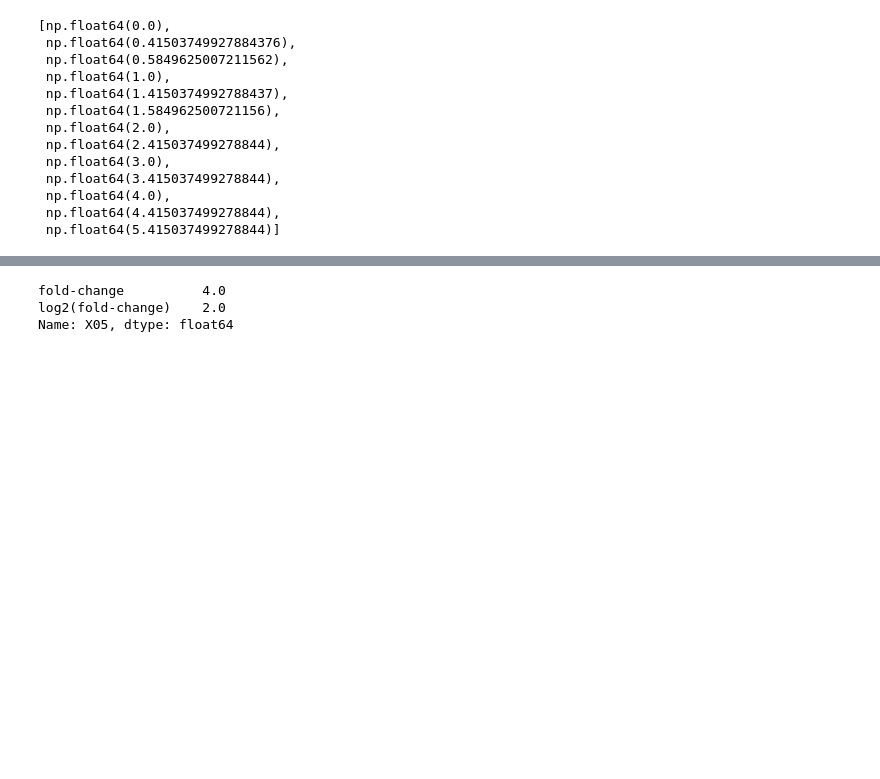
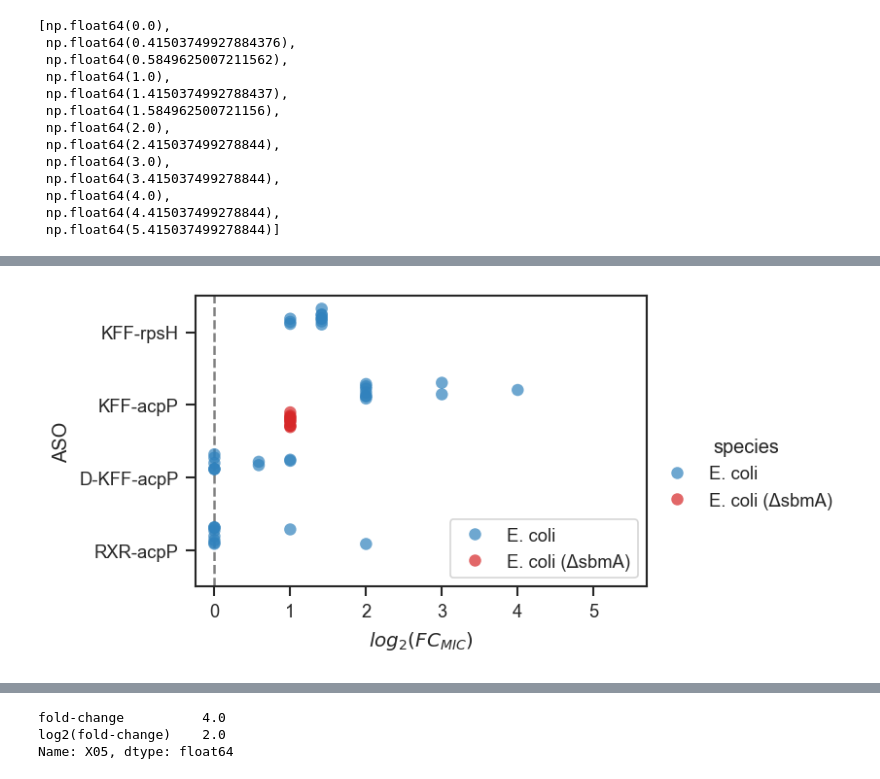
Before and after one commit to microbial-pangenomes-lab/2024_aso_evolution, a Jupyter notebook: notebooks/figure_1.ipynb, the cells around one changed output, grey strips where cells are left out. Drawn from its saved outputs; the diff is of its cells as text; code cells hidden in the pictures; blank space fills up the shorter version.

Commit message:
Change Figure 1 slightly

```diff
--- a/notebooks/figure_1.ipynb
+++ b/notebooks/figure_1.ipynb
@@ -375,0 +376,36 @@ plt.savefig('fold_change_mic_coli_k12.svg',
+# %%
+cp = sns.catplot(data=nfc[(nfc['species'] == 'E. coli') |
+                          (nfc['species'] == 'E. coli (ΔsbmA)')],
+                 x='log2(fold-change)',
+                 y='aso',
+                 hue='species',
+                 height=2.7, aspect=1.7,
+                 jitter=0.25,
+                 order=aso_order,
+                 dodge=True,
+                 hue_order=hue_order[:2],
+                 palette=[palette[x] for x in hue_order[:2]],
+                 size=6,
+                 alpha=0.7)
+
+plt.legend(facecolor='w', loc='lower right')
+
+cp.set(xlabel='$log_{2}(FC_{MIC})$', ylabel='ASO',
+       xlim=(-0.25, 5.7))
+
+for ax in cp.axes.flatten():
+    ax.axvline(0, color='grey',
+               ls='dashed', zorder=-1)
+
+sns.despine(top=False, right=False)
+
+plt.savefig('fold_change_mic_coli_lab.png',
+            dpi=300,
+            bbox_inches='tight',
+            transparent=True)
+plt.savefig('fold_change_mic_coli_lab.svg',
+            dpi=300,
+            bbox_inches='tight',
+            transparent=True);
+# %% [output]
+[figure, added]
```
Also changed, not shown: parts of 7 cells of this notebook, 1 other file.
